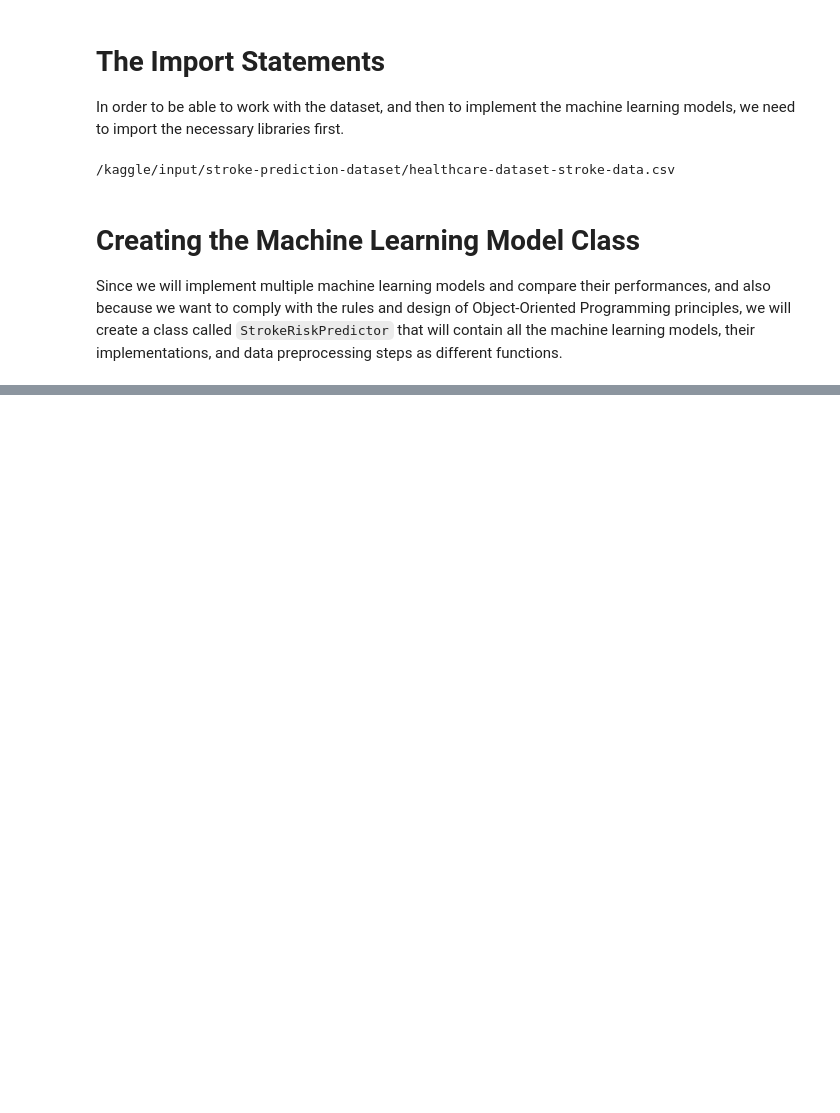
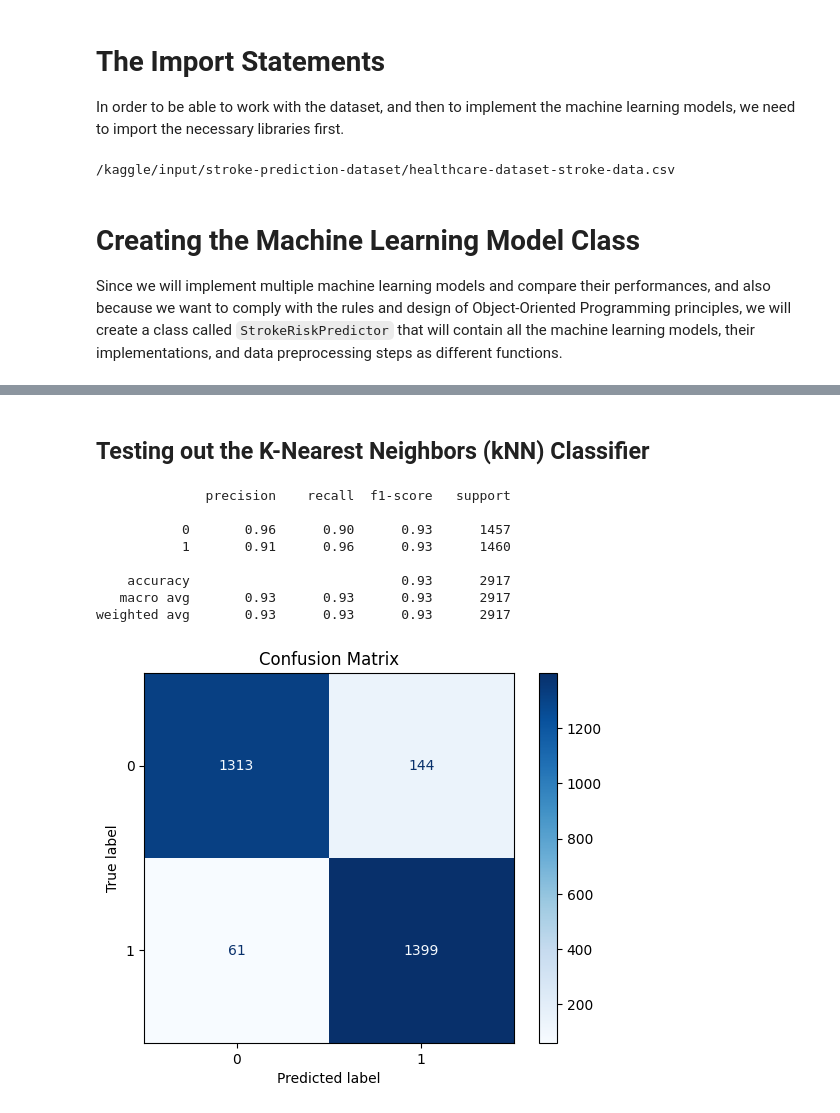
Before and after one commit to alicagatay/Stroke-Prediction-Kaggle, a Jupyter notebook: stroke_prediction_model_implementation.ipynb, the cells around one changed output, grey strips where cells are left out. Drawn from its saved outputs; the diff is of its cells as text; code cells hidden in the pictures; blank space fills up the shorter version.

Commit message:
Kaggle Notebook | Stroke Prediction Model Implementations | Version 2

```diff
--- a/stroke_prediction_model_implementation.ipynb
+++ b/stroke_prediction_model_implementation.ipynb
@@ -81,0 +148,15 @@ class StrokeRiskPredictor:
+# %%
+def create_training_and_testing_data(self, x, y):
+    # Split the data into training and testing sets using train_test_split.
+    # 'x' represents the features, and 'y' represents the target (labels).
+    # We are splitting the data such that 70% is used for training and 30% for testing.
+    # 'random_state=42' ensures that the split is reproducible every time the code is run.
+    X_train, X_test, y_train, y_test = train_test_split(x, y, test_size=0.3, random_state=42)
+
+    # Return the split datasets: X_train and y_train are used to train the model,
+    # while X_test and y_test are used to evaluate the model's performance on unseen data.
+    return X_train, X_test, y_train, y_test
+
+
+# Dynamically add the create_training_and_testing_data method to the StrokeRiskPredictor class.
+StrokeRiskPredictor.create_training_and_testing_data = create_training_and_testing_data
@@ -81,0 +318,9 @@ class StrokeRiskPredictor:
+# %%
+# Create an instance of the StrokeRiskPredictor class with the path to the dataset.
+predictor = StrokeRiskPredictor("/kaggle/input/stroke-prediction-dataset/healthcare-dataset-stroke-data.csv")
+
+# Preprocess the data to handle categorical variables and missing values, and balance the dataset using SMOTE.
+X_resampled, y_resampled = predictor.preprocess_data()
+
+# Split the preprocessed data into training and testing sets.
+X_train, X_test, y_train, y_test = predictor.create_training_and_testing_data(X_resampled, y_resampled)
@@ -81,0 +334,15 @@ class StrokeRiskPredictor:
+# %% [markdown]
+## Testing out the K-Nearest Neighbors (kNN) Classifier
+# %%
+# Train and evaluate a k-Nearest Neighbors classifier on the data.
+predictor.k_nearest_neighbours_classifier(X_train, X_test, y_train, y_test)
+# %% [output]
+              precision    recall  f1-score   support
+
+           0       0.96      0.90      0.93      1457
+           1       0.91      0.96      0.93      1460
+
+    accuracy                           0.93      2917
+   macro avg       0.93      0.93      0.93      2917
+weighted avg       0.93      0.93      0.93      2917
+[figure, added]
```
Also changed, not shown: parts of 18 cells of this notebook.
